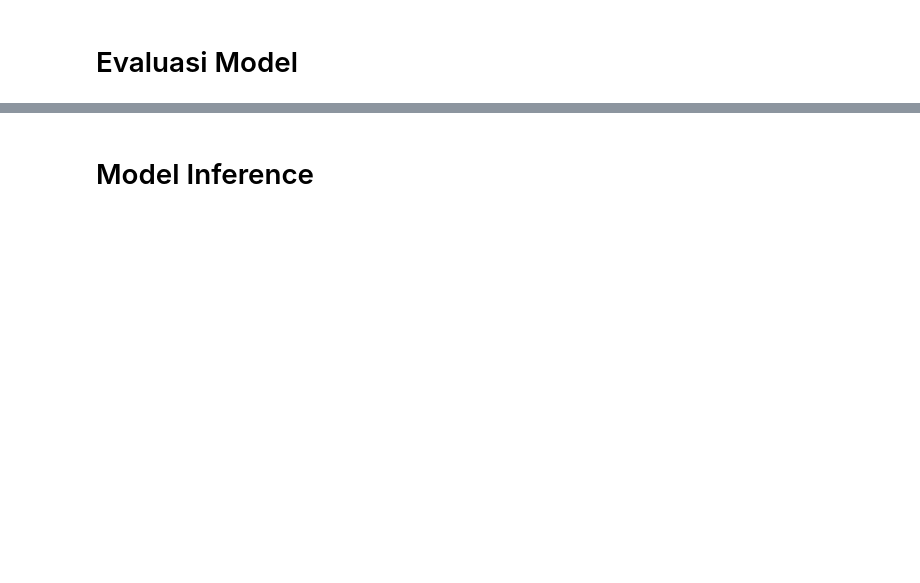
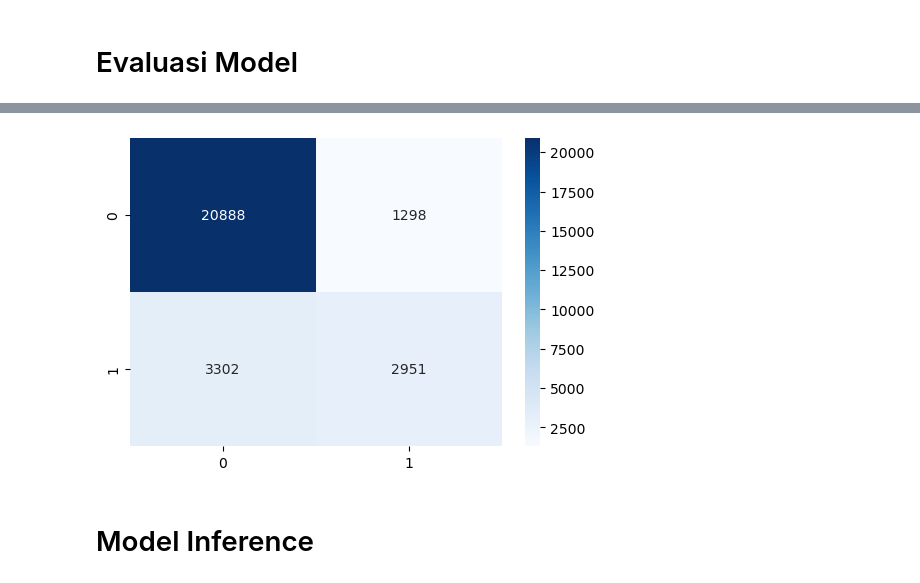
Before and after one commit to tassyirifiyya/ProjectHacktiv8-Kelp1, a Jupyter notebook: PYTN_KampusMerdeka_FP2_Hacktiv8.ipynb, the cells around one changed output, grey strips where cells are left out. Drawn from its saved outputs; the diff is of its cells as text; code cells hidden in the pictures; blank space fills up the shorter version.

```diff
--- a/PYTN_KampusMerdeka_FP2_Hacktiv8.ipynb
+++ b/PYTN_KampusMerdeka_FP2_Hacktiv8.ipynb
@@ -692,2 +721,9 @@ weighted avg       0.83      0.84      0.83     28439
+# %%
+cm = confusion_matrix(y_test, predictions)
+cm_label = pd.DataFrame(cm, columns = np.unique(y_test),
+                        index = np.unique(y_test))
+sns.heatmap(cm_label, annot=True, cmap='Blues', fmt='g');
+# %% [output]
+[figure, added]
 # %% [markdown]
 # Model Inference
```
Also changed, not shown: parts of 13 cells of this notebook.
